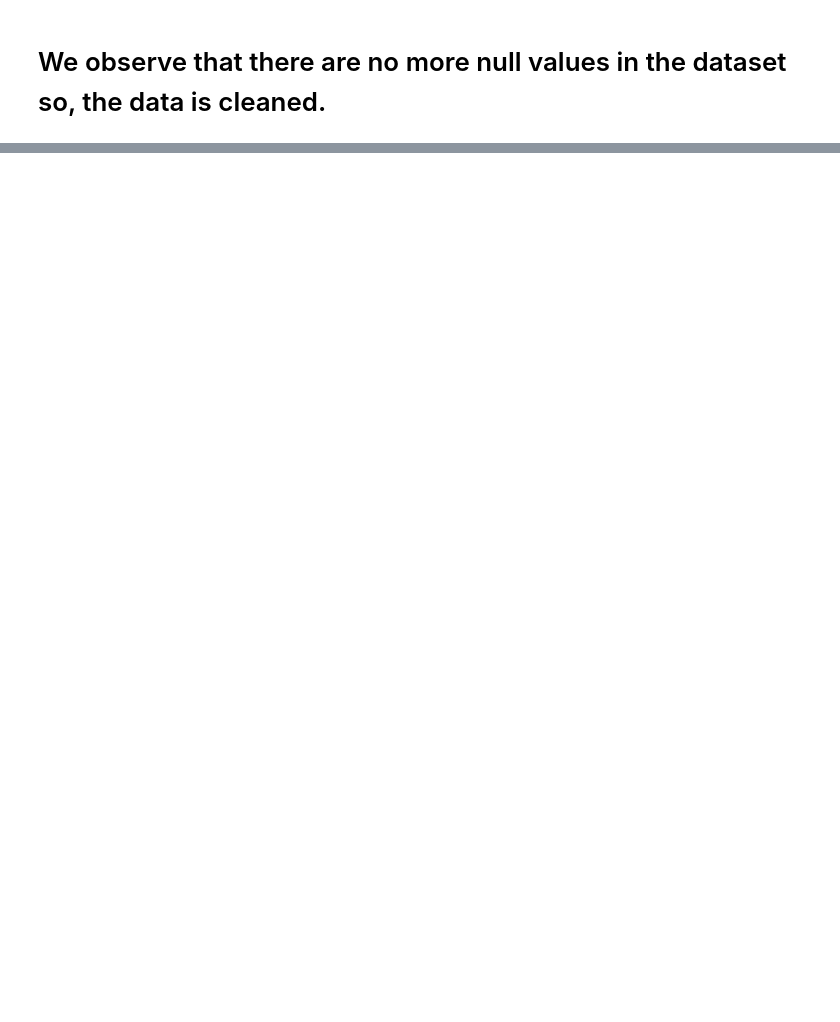
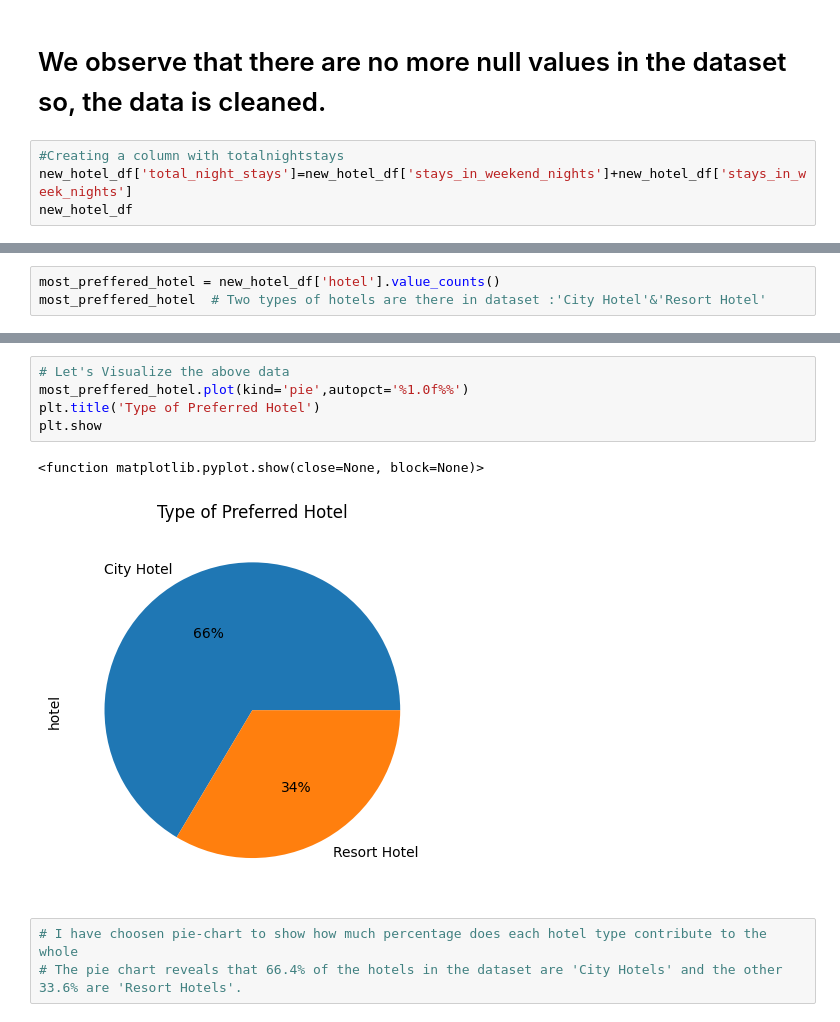
Before and after one commit to ShwetaBawankule/CAPSTONE-EDA-Hotel-Booking-Analysis, a Jupyter notebook: EDA_Hotel_booking_analysis.ipynb, the cells around one changed output, grey strips where cells are left out. Saved outputs shown, nothing was run; the diff lists cells and outputs as text; blank space fills up the shorter version.

```diff
--- a/EDA_Hotel_booking_analysis.ipynb
+++ b/EDA_Hotel_booking_analysis.ipynb
@@ -212,2 +214,6 @@ dtype: int64
 # %% [markdown]
 # We observe that there are no more null values in the dataset so, the data is cleaned.
+# %%
+#Creating a column with totalnightstays
+new_hotel_df['total_night_stays']=new_hotel_df['stays_in_weekend_nights']+new_hotel_df['stays_in_week_nights']
+new_hotel_df
@@ -213,0 +238,3 @@ dtype: int64
+# %%
+most_preffered_hotel = new_hotel_df['hotel'].value_counts()
+most_preffered_hotel  # Two types of hotels are there in dataset :'City Hotel'&'Resort Hotel'
@@ -213,0 +252,11 @@ dtype: int64
+# %%
+# Let's Visualize the above data
+most_preffered_hotel.plot(kind='pie',autopct='%1.0f%%')
+plt.title('Type of Preferred Hotel')
+plt.show
+# %% [output]
+<function matplotlib.pyplot.show(close=None, block=None)>
+[figure, added]
+# %%
+# I have choosen pie-chart to show how much percentage does each hotel type contribute to the whole
+# The pie chart reveals that 66.4% of the hotels in the dataset are 'City Hotels' and the other 33.6% are 'Resort Hotels'.
```
Also changed, not shown: parts of 21 cells of this notebook.
